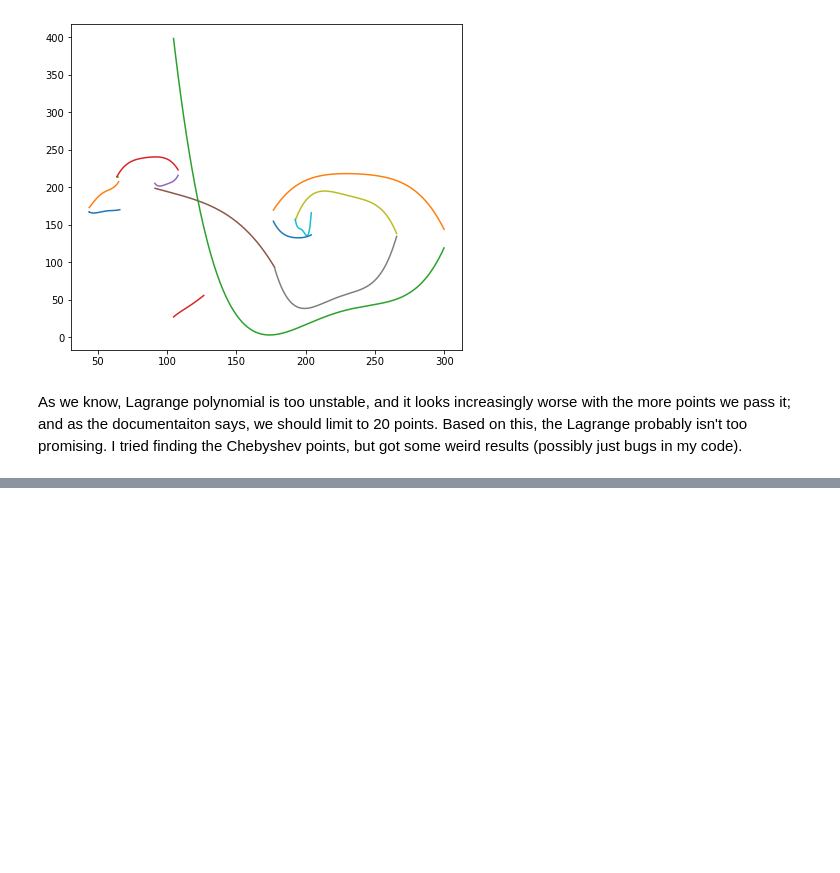
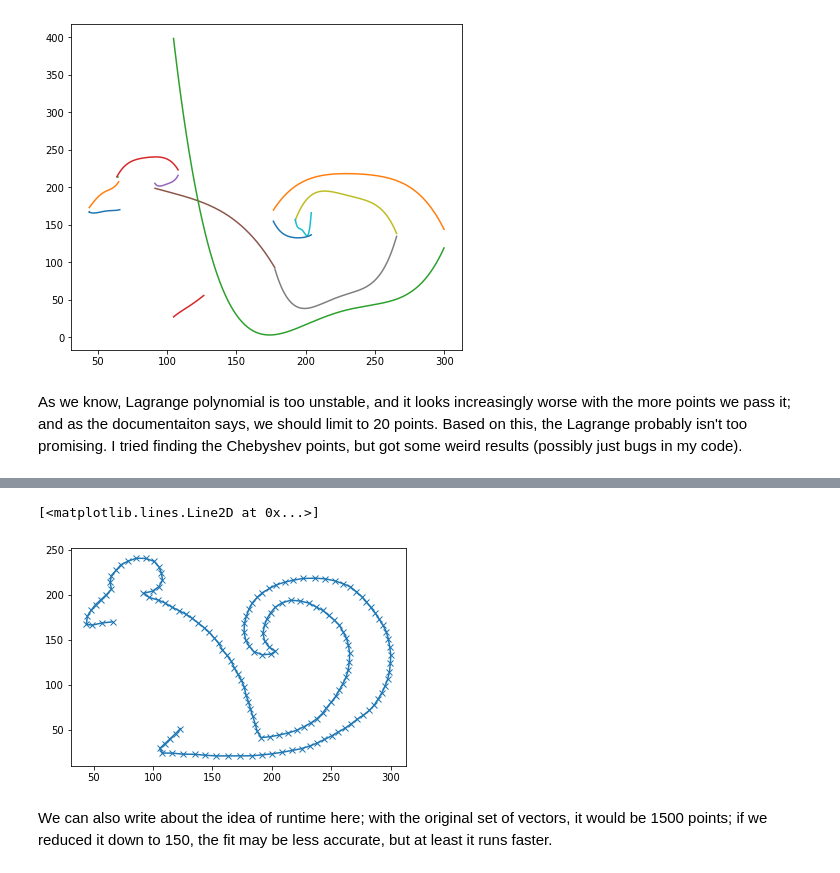
Before and after one commit to DeepFriedPollock/am_205_project, a Jupyter notebook: spline_interpolation_process_emily.ipynb, the cells around one changed output, grey strips where cells are left out. Drawn from its saved outputs; the diff is of its cells as text; code cells hidden in the pictures; blank space fills up the shorter version.

```diff
--- a/spline_interpolation_process_emily.ipynb
+++ b/spline_interpolation_process_emily.ipynb
@@ -839,0 +1000,8 @@ To use the future default and silence this warning we advise to pass `rcond=None
+# %%
+filtered_line_contour = line_contour[0:-1:10]
+plt.plot(filtered_line_contour[:, 0], filtered_line_contour[:, 1], marker="x")
+# %% [output]
+[<matplotlib.lines.Line2D at 0x...>]
+[figure, added]
+# %% [markdown]
+We can also write about the idea of runtime here; with the original set of vectors, it would be 1500 points; if we reduced it down to 150, the fit may be less accurate, but at least it runs faster.
```
Also changed, not shown: parts of 11 cells of this notebook.
